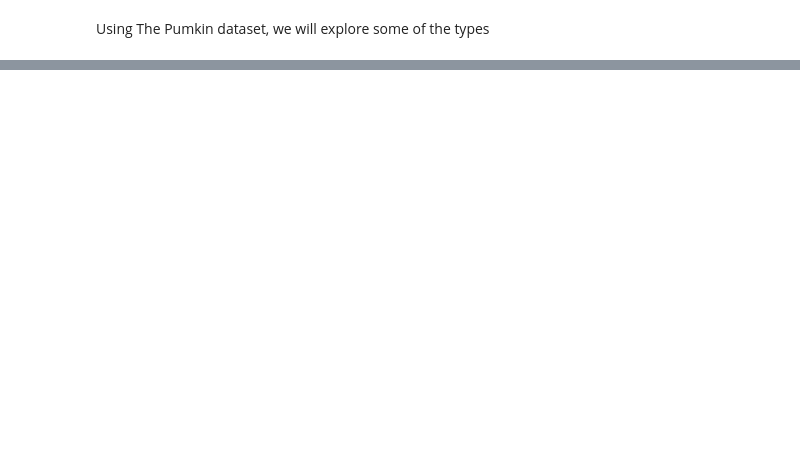
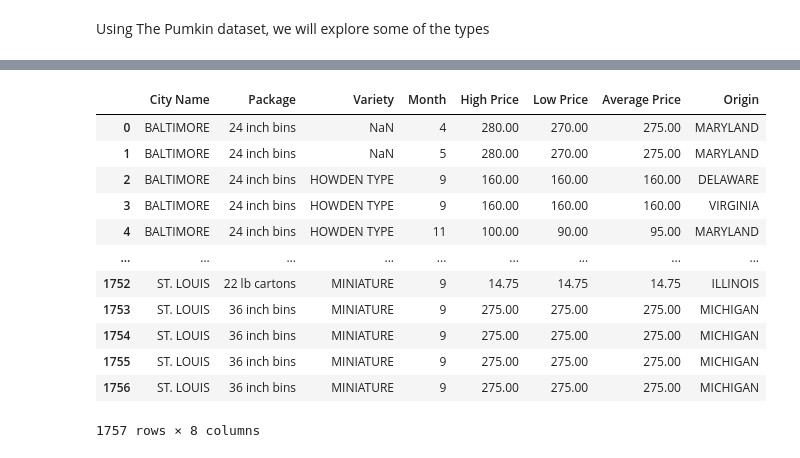
Before and after one commit to aminaminumar/ADS_Machine_Learning_ASSIGNMENTS, a Jupyter notebook: week3_assignment/assgn_visualizing_pumkins.ipynb, the cells around one changed output, grey strips where cells are left out. Cells and saved outputs as stored; diff of their text form; code cells hidden in the pictures; blank space fills up the shorter version.

```diff
--- a/week3_assignment/assgn_visualizing_pumkins.ipynb
+++ b/week3_assignment/assgn_visualizing_pumkins.ipynb
@@ -28,0 +57,3 @@ pumkins.head()
+# %%
+Month = DatetimeIndex(pumkins['Date']).month
+Price =(pumkins['Low Price'] + pumkins['High Price'])/ 2
@@ -28,0 +69,17 @@ pumkins.head()
+# %%
+new_pumkins = pd.DataFrame(pumpkin_dict)
+new_pumkins
+# %% [output]
+|  | City Name | Package | Variety | Month | High Price | Low Price | Average Price | Origin |
+| 0 | BALTIMORE | 24 inch bins | NaN | 4 | 280.00 | 270.00 | 275.00 | MARYLAND |
+| 1 | BALTIMORE | 24 inch bins | NaN | 5 | 280.00 | 270.00 | 275.00 | MARYLAND |
+| 2 | BALTIMORE | 24 inch bins | HOWDEN TYPE | 9 | 160.00 | 160.00 | 160.00 | DELAWARE |
+| 3 | BALTIMORE | 24 inch bins | HOWDEN TYPE | 9 | 160.00 | 160.00 | 160.00 | VIRGINIA |
+| 4 | BALTIMORE | 24 inch bins | HOWDEN TYPE | 11 | 100.00 | 90.00 | 95.00 | MARYLAND |
+| ... | ... | ... | ... | ... | ... | ... | ... | ... |
+| 1752 | ST. LOUIS | 22 lb cartons | MINIATURE | 9 | 14.75 | 14.75 | 14.75 | ILLINOIS |
+| 1753 | ST. LOUIS | 36 inch bins | MINIATURE | 9 | 275.00 | 275.00 | 275.00 | MICHIGAN |
+| 1754 | ST. LOUIS | 36 inch bins | MINIATURE | 9 | 275.00 | 275.00 | 275.00 | MICHIGAN |
+| 1755 | ST. LOUIS | 36 inch bins | MINIATURE | 9 | 275.00 | 275.00 | 275.00 | MICHIGAN |
+| 1756 | ST. LOUIS | 36 inch bins | MINIATURE | 9 | 275.00 | 275.00 | 275.00 | MICHIGAN |
+1757 rows × 8 columns
```
Also changed, not shown: parts of 12 cells of this notebook, 8 other files.
